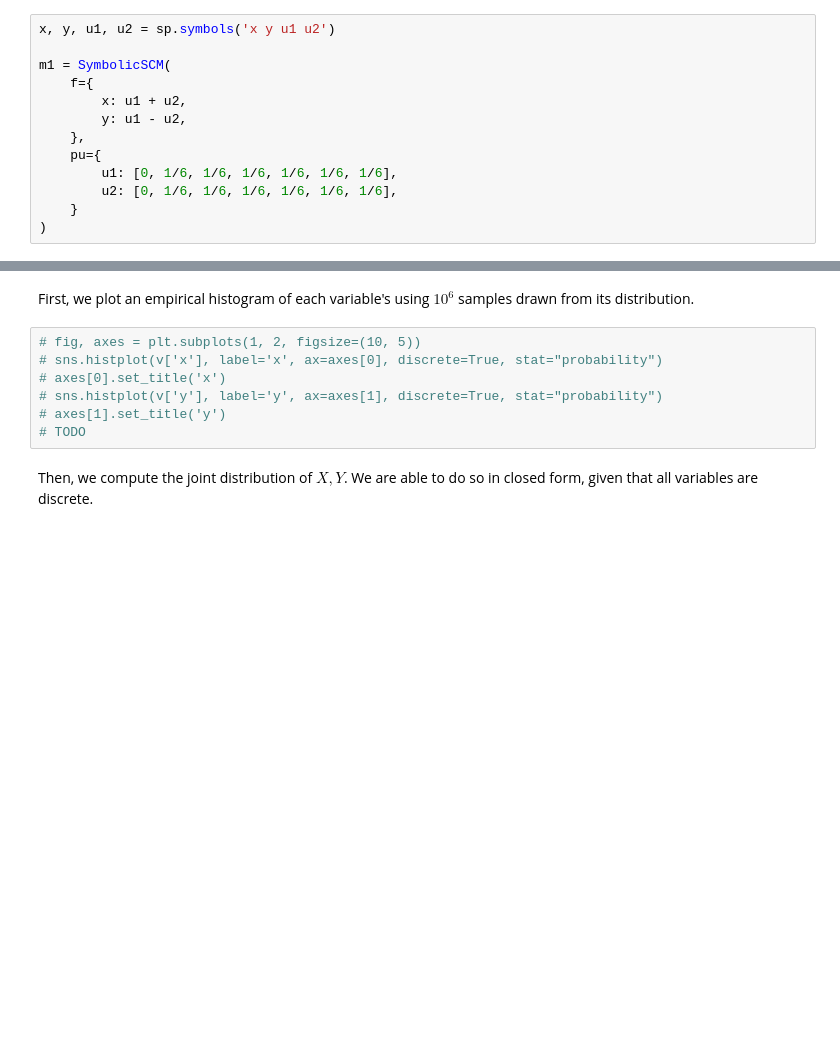
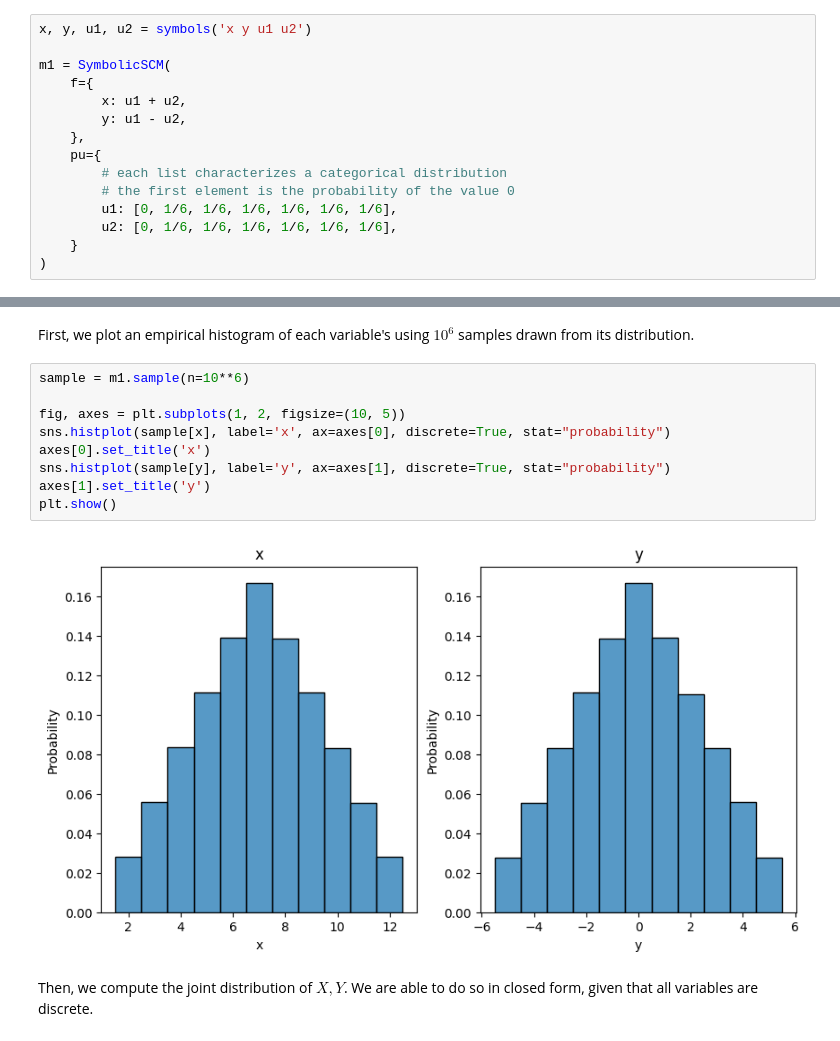
Before and after one commit to CausalAILab/causalai-book, a Jupyter notebook: chapter2.ipynb, the cells around one changed output, grey strips where cells are left out. Drawn from its saved outputs; the diff is of its cells as text; blank space fills up the shorter version.

```diff
--- a/chapter2.ipynb
+++ b/chapter2.ipynb
@@ -40,7 +42,7 @@ Y &\gets U_1 - U_2
 
 and $P(U_i = k) = 1/6$; $i = 1,2$; $k = 1, \dots, 6$.
 # %%
-x, y, u1, u2 = sp.symbols('x y u1 u2')
+x, y, u1, u2 = symbols('x y u1 u2')
 
 m1 = SymbolicSCM(
     f={
@@ -48,6 +50,8 @@ m1 = SymbolicSCM(
         y: u1 - u2,
     },
     pu={
+        # each list characterizes a categorical distribution
+        # the first element is the probability of the value 0
         u1: [0, 1/6, 1/6, 1/6, 1/6, 1/6, 1/6],
         u2: [0, 1/6, 1/6, 1/6, 1/6, 1/6, 1/6],
     }
@@ -73,12 +81,16 @@ m1.get_probability_table().head()
 # %% [markdown]
 First, we plot an empirical histogram of each variable's using $10^6$ samples drawn from its distribution.
 # %%
-# fig, axes = plt.subplots(1, 2, figsize=(10, 5))
-# sns.histplot(v['x'], label='x', ax=axes[0], discrete=True, stat="probability")
-# axes[0].set_title('x')
-# sns.histplot(v['y'], label='y', ax=axes[1], discrete=True, stat="probability")
-# axes[1].set_title('y')
-# TODO
+sample = m1.sample(n=10**6)
+
+fig, axes = plt.subplots(1, 2, figsize=(10, 5))
+sns.histplot(sample[x], label='x', ax=axes[0], discrete=True, stat="probability")
+axes[0].set_title('x')
+sns.histplot(sample[y], label='y', ax=axes[1], discrete=True, stat="probability")
+axes[1].set_title('y')
+plt.show()
+# %% [output]
+[figure, added]
 # %% [markdown]
 Then, we compute the joint distribution of $X, Y$. We are able to do so in closed form, given that all variables are discrete.
 # %%
```
Also changed, not shown: parts of 14 cells of this notebook, 2 other files.
